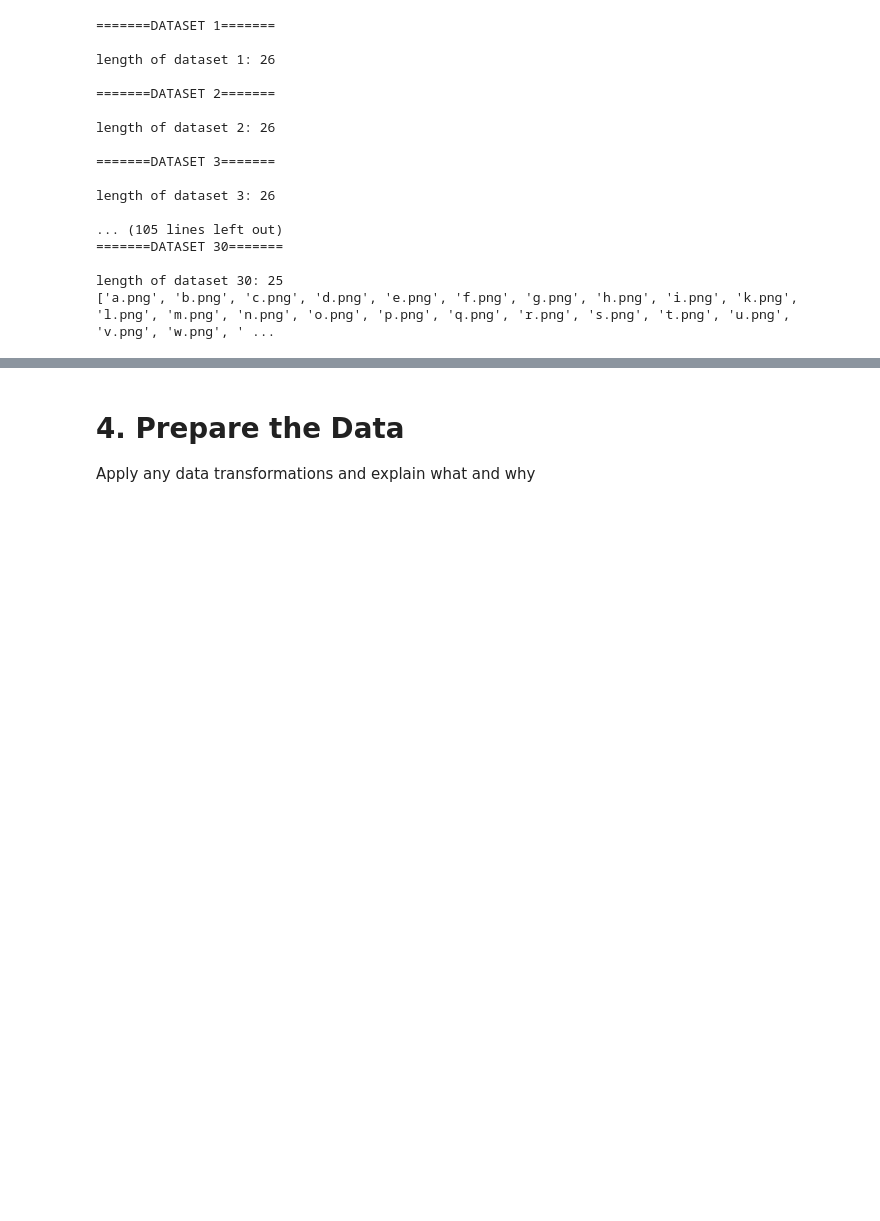
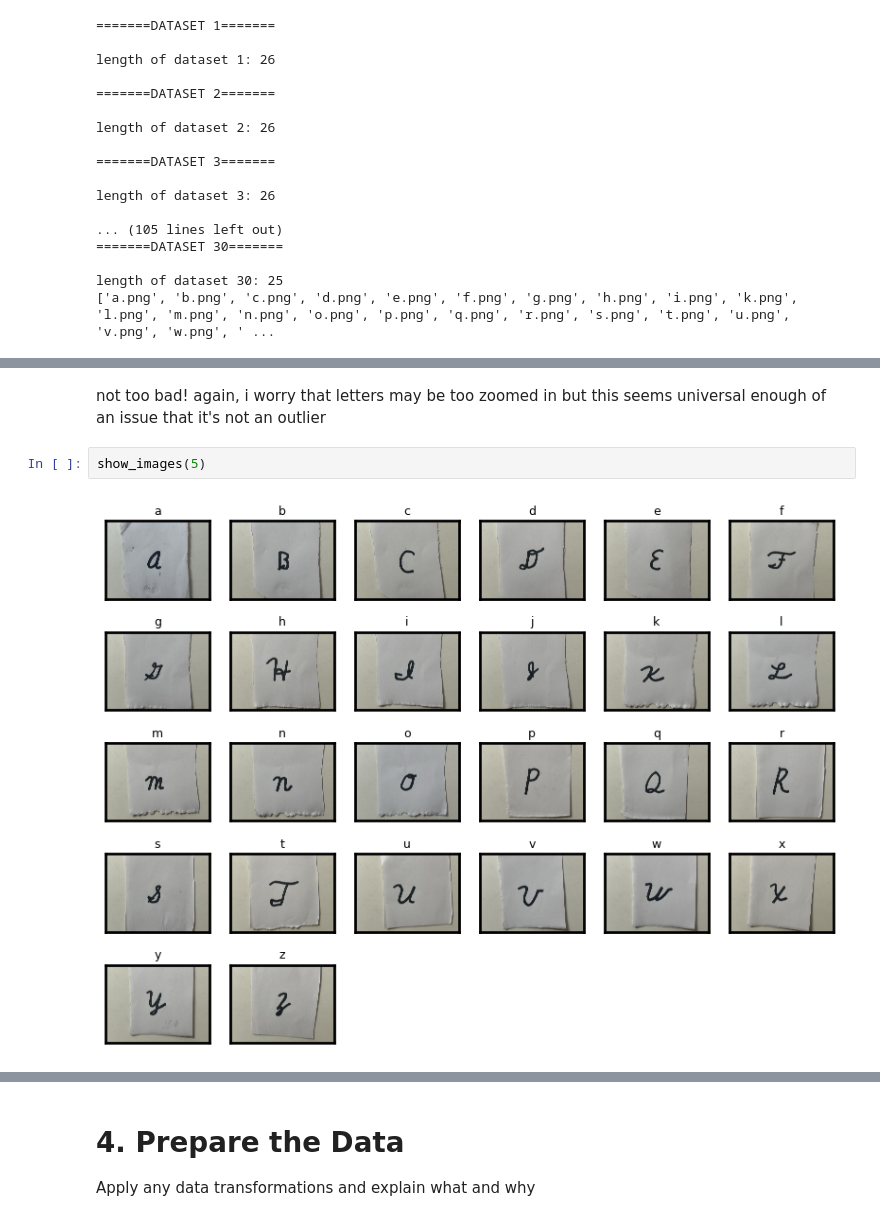
Before and after one commit to mandiiiwu/ml-classwork, a Jupyter notebook: Project_5/Project_5.ipynb, the cells around one changed output, grey strips where cells are left out. Saved outputs shown, nothing was run; the diff lists cells and outputs as text; blank space fills up the shorter version.

```diff
--- a/Project_5/Project_5.ipynb
+++ b/Project_5/Project_5.ipynb
@@ -93,0 +172,6 @@ length of dataset 30: 25
+# %% [markdown]
+not too bad! again, i worry that letters may be too zoomed in but this seems universal enough of an issue that it's not an outlier
+# %%
+show_images(5)
+# %% [output]
+[figure, added]
```
Also changed, not shown: parts of 14 cells of this notebook.
